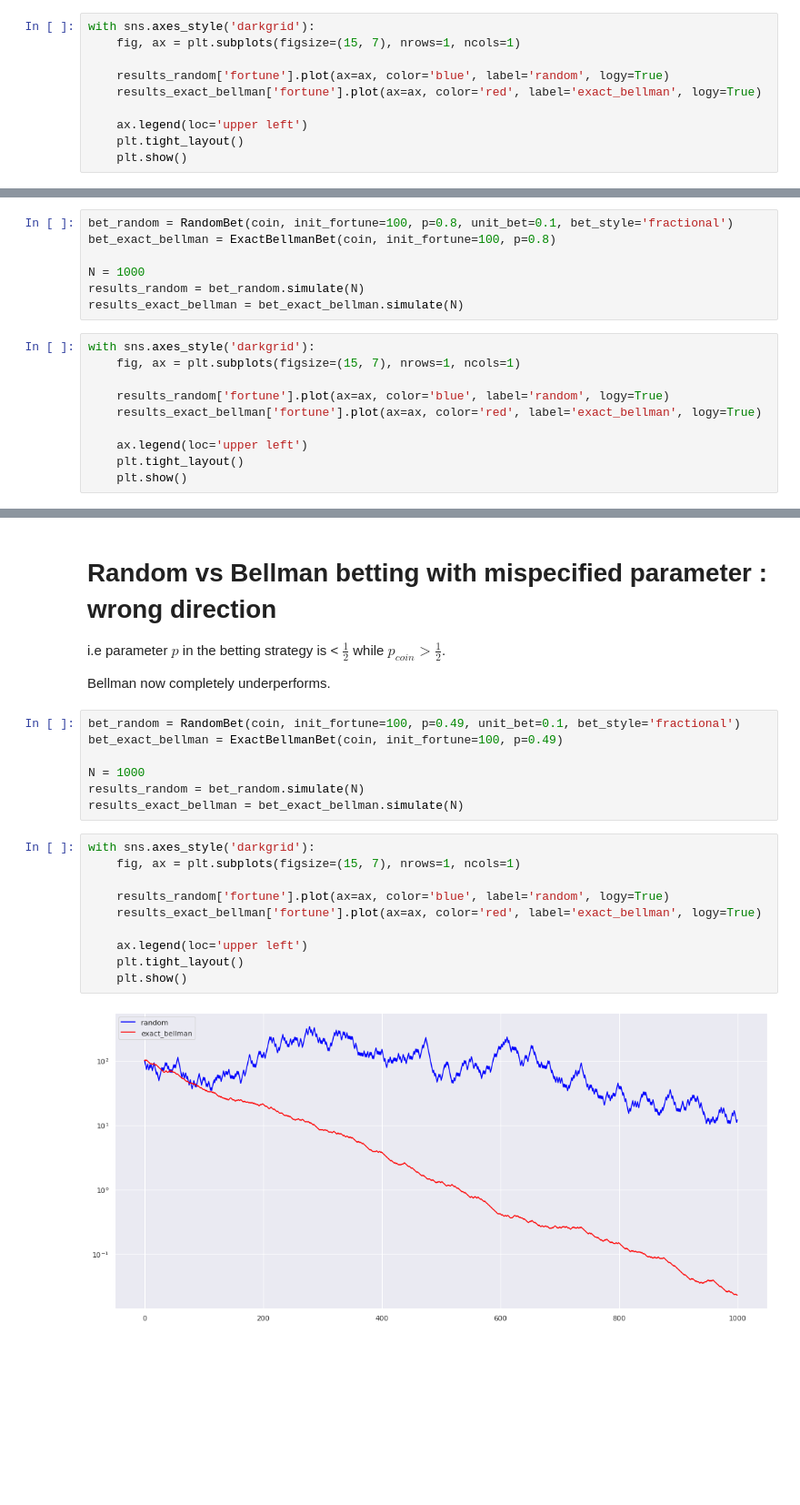
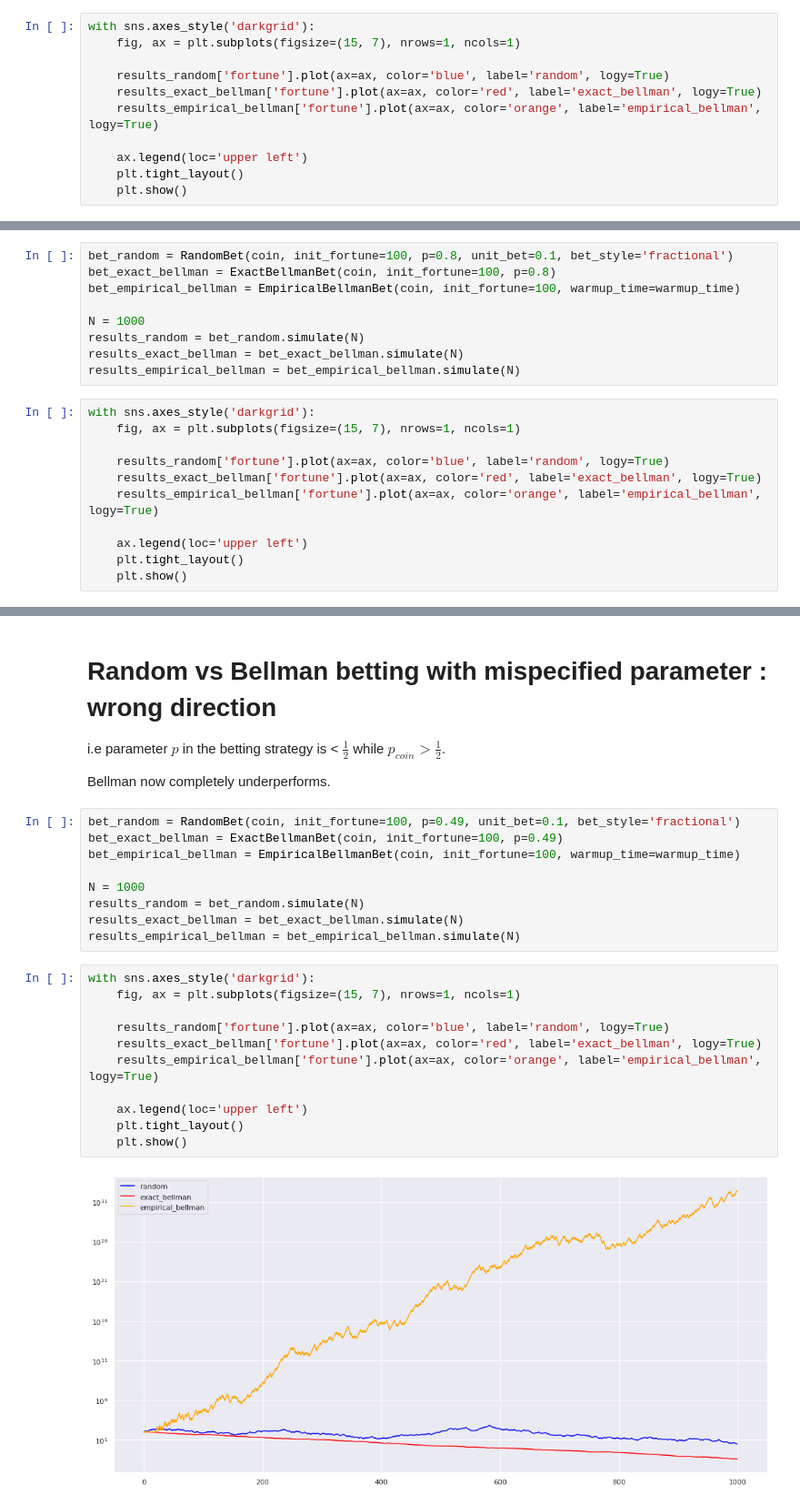
Before and after one commit to sauxpa/stochastic, a Jupyter notebook: betting/stochastic_betting.ipynb, the cells around one changed output, grey strips where cells are left out. Shown at 91% size. Cells and saved outputs as stored; diff of their text form; blank space fills up the shorter version.

Commit message:
add empirical bellman

```diff
--- a/betting/stochastic_betting.ipynb
+++ b/betting/stochastic_betting.ipynb
@@ -36,6 +42,7 @@ with sns.axes_style('darkgrid'):
 
     results_random['fortune'].plot(ax=ax, color='blue', label='random', logy=True)
     results_exact_bellman['fortune'].plot(ax=ax, color='red', label='exact_bellman', logy=True)
+    results_empirical_bellman['fortune'].plot(ax=ax, color='orange', label='empirical_bellman', logy=True)
 
     ax.legend(loc='upper left')
     plt.tight_layout()
@@ -76,16 +91,19 @@ Bellman still performs well but not optimally (does not maximize the log-utility
 # %%
 bet_random = RandomBet(coin, init_fortune=100, p=0.8, unit_bet=0.1, bet_style='fractional')
 bet_exact_bellman = ExactBellmanBet(coin, init_fortune=100, p=0.8)
+bet_empirical_bellman = EmpiricalBellmanBet(coin, init_fortune=100, warmup_time=warmup_time)
 
 N = 1000
 results_random = bet_random.simulate(N)
 results_exact_bellman = bet_exact_bellman.simulate(N)
+results_empirical_bellman = bet_empirical_bellman.simulate(N)
 # %%
 with sns.axes_style('darkgrid'):
     fig, ax = plt.subplots(figsize=(15, 7), nrows=1, ncols=1)
 
     results_random['fortune'].plot(ax=ax, color='blue', label='random', logy=True)
     results_exact_bellman['fortune'].plot(ax=ax, color='red', label='exact_bellman', logy=True)
+    results_empirical_bellman['fortune'].plot(ax=ax, color='orange', label='empirical_bellman', logy=True)
 
     ax.legend(loc='upper left')
     plt.tight_layout()
@@ -124,22 +148,25 @@ Bellman now completely underperforms.
 # %%
 bet_random = RandomBet(coin, init_fortune=100, p=0.49, unit_bet=0.1, bet_style='fractional')
 bet_exact_bellman = ExactBellmanBet(coin, init_fortune=100, p=0.49)
+bet_empirical_bellman = EmpiricalBellmanBet(coin, init_fortune=100, warmup_time=warmup_time)
 
 N = 1000
 results_random = bet_random.simulate(N)
 results_exact_bellman = bet_exact_bellman.simulate(N)
+results_empirical_bellman = bet_empirical_bellman.simulate(N)
 # %%
 with sns.axes_style('darkgrid'):
     fig, ax = plt.subplots(figsize=(15, 7), nrows=1, ncols=1)
 
     results_random['fortune'].plot(ax=ax, color='blue', label='random', logy=True)
     results_exact_bellman['fortune'].plot(ax=ax, color='red', label='exact_bellman', logy=True)
+    results_empirical_bellman['fortune'].plot(ax=ax, color='orange', label='empirical_bellman', logy=True)
 
     ax.legend(loc='upper left')
     plt.tight_layout()
     plt.show()
 # %% [output]
-[figure, old version]
+[figure, new version]
 # %%
 n_sim = 100
 N = 100
```
Also changed, not shown: parts of 9 cells of this notebook, 1 other file.
